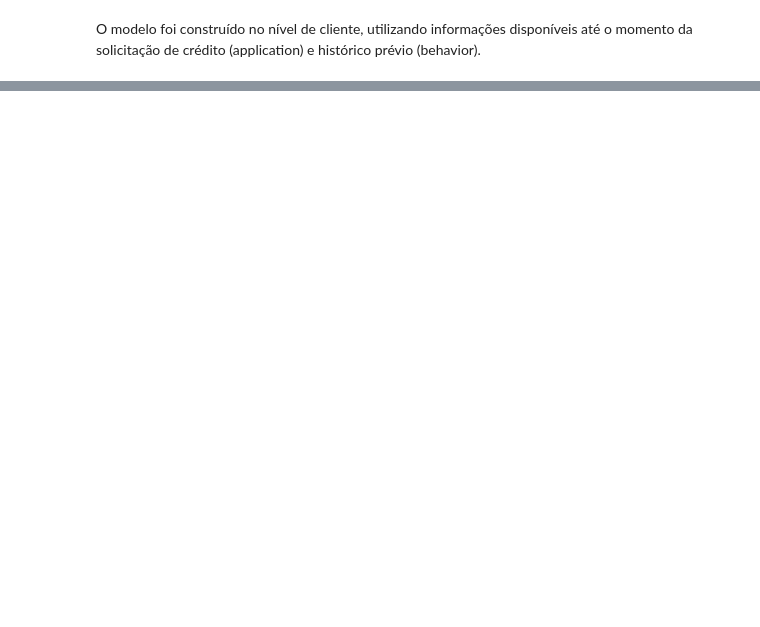
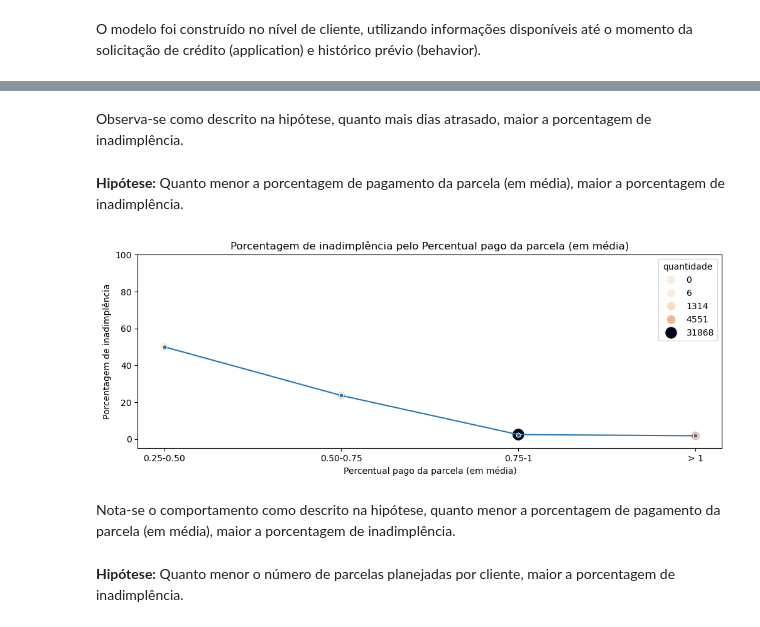
Before and after one commit to Passaret/Case-credito, a Jupyter notebook: case.ipynb, the cells around one changed output, grey strips where cells are left out. Saved outputs shown, nothing was run; the diff lists cells and outputs as text; code cells hidden in the pictures; blank space fills up the shorter version.

```diff
--- a/case.ipynb
+++ b/case.ipynb
@@ -1125,0 +847,54 @@ df_model_behavior[behavior_cols].describe().T
+# %% [markdown]
+Observa-se como descrito na hipótese, quanto mais dias atrasado, maior a porcentagem de inadimplência.
+# %% [markdown]
+**Hipótese:** Quanto menor a porcentagem de pagamento da parcela (em média), maior a porcentagem de inadimplência.
+# %%
+# Nova coluna com os bins (quartis da parcela)
+bins = [df_model_final['pct_pago_medio_prev'].min(), 0.25, 0.5, 0.75, 1, df_model_final['pct_pago_medio_prev'].max()]
+labels = [f'{df_model_final['pct_pago_medio_prev'].min()}-0.25', '0.25-0.50', '0.50-0.75', '0.75-1', f'> 1']
+
+df_model_final['pct_pago_medio_prev_bins'] = pd.cut(df_model_final['pct_pago_medio_prev'], bins=bins, labels=labels, right=True, include_lowest=True)
+# %%
+pct_pago_inad = (
+    df_model_final.groupby(['over60mob06', 'pct_pago_medio_prev_bins'], observed=False) \
+    .agg(count = pd.NamedAgg(column='pct_pago_medio_prev_bins', aggfunc='count')) \
+    .reset_index() \
+    .pivot(index = 'pct_pago_medio_prev_bins', columns='over60mob06', values= 'count')
+)
+pct_pago_inad.reset_index(inplace=True)
+
+# Criando a coluna de quantidade total de ofertas
+pct_pago_inad['quantidade'] = pct_pago_inad[0] + pct_pago_inad[1]
+
+pct_pago_inad['Inadimplência_%'] = round((pct_pago_inad[1] / (pct_pago_inad[0] + pct_pago_inad[1]) * 100),2)
+
+
+# Gráfico
+plt.figure(figsize=(12,4))
+
+g = sns.lineplot(data =pct_pago_inad, x= 'pct_pago_medio_prev_bins', y = 'Inadimplência_%', marker ='o', markersize = 5)
+
+g1 = sns.scatterplot(
+    data=pct_pago_inad,
+    x='pct_pago_medio_prev_bins',
+    y='Inadimplência_%',
+    size='quantidade',
+    sizes=(100, 200),
+    alpha=1,
+    legend=True,
+    hue = 'quantidade',
+    palette='rocket_r'
+)
+
+# Textos
+plt.title('Porcentagem de inadimplência pelo Percentual pago da parcela (em média)')
+plt.xlabel('Percentual pago da parcela (em média)')
+plt.ylabel('Porcentagem de inadimplência')
+plt.ylim(-5,100)
+None
+# %% [output]
+[figure, added]
+# %% [markdown]
+Nota-se o comportamento como descrito na hipótese, quanto menor a porcentagem de pagamento da parcela (em média), maior a porcentagem de inadimplência.
+# %% [markdown]
+**Hipótese:** Quanto menor o número de parcelas planejadas por cliente, maior a porcentagem de inadimplência.
```
Also changed, not shown: parts of 55 cells of this notebook.
